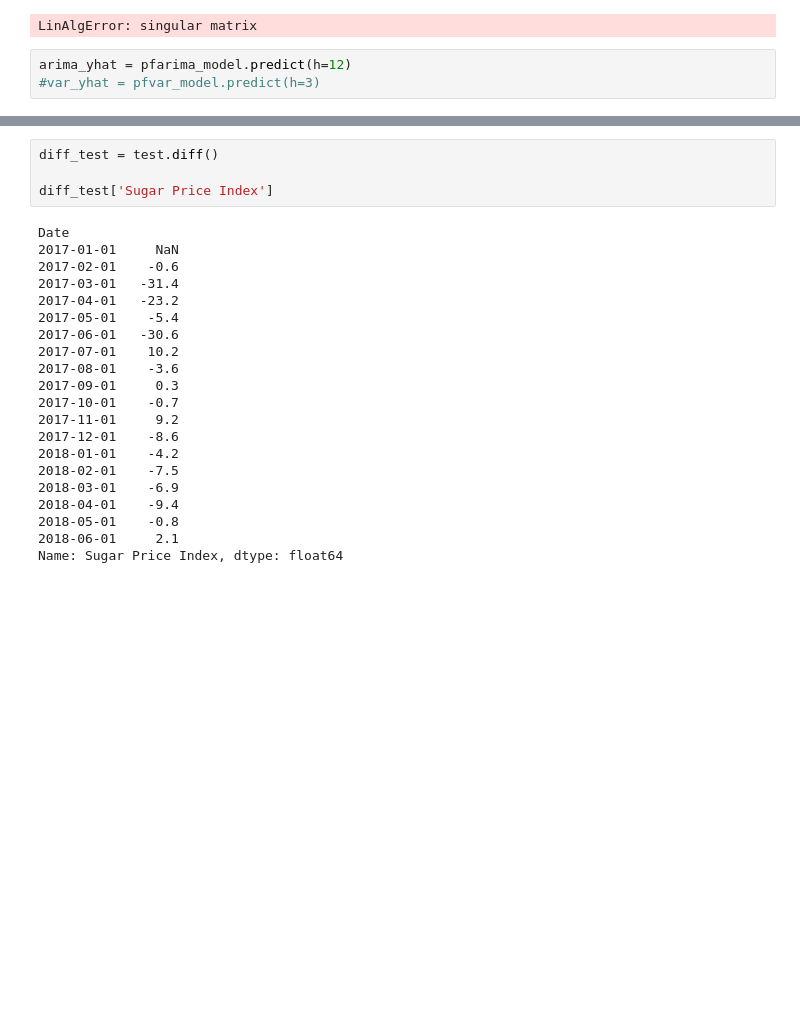
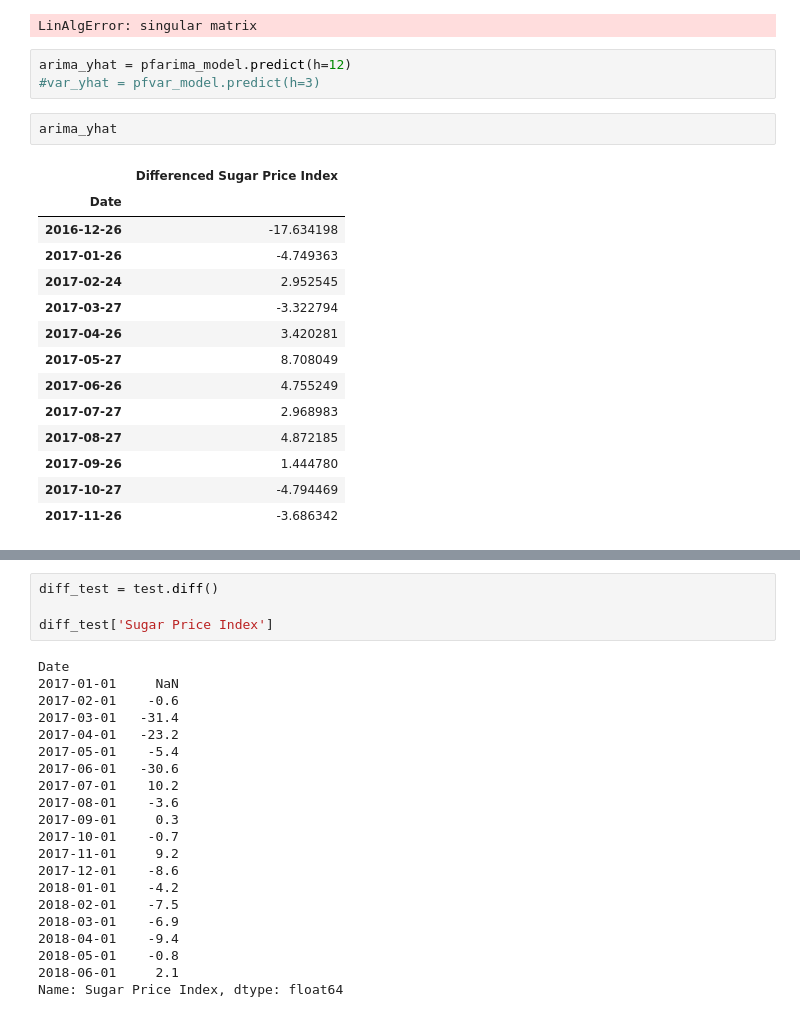
Before and after one commit to Schmidt8181/PreparingForTomorrow, a Jupyter notebook: FinalCapstone.ipynb, the cells around one changed output, grey strips where cells are left out. Cells and saved outputs as stored; diff of their text form; blank space fills up the shorter version.

Commit message:
updated yhat

```diff
--- a/FinalCapstone.ipynb
+++ b/FinalCapstone.ipynb
@@ -346,4 +346,21 @@ LinAlgError: singular matrix
 # %%
 arima_yhat = pfarima_model.predict(h=12)
 #var_yhat = pfvar_model.predict(h=3)
+# %%
+arima_yhat
+# %% [output]
+|  | Differenced Sugar Price Index |
+| Date |  |
+| 2016-12-26 | -17.634198 |
+| 2017-01-26 | -4.749363 |
+| 2017-02-24 | 2.952545 |
+| 2017-03-27 | -3.322794 |
+| 2017-04-26 | 3.420281 |
+| 2017-05-27 | 8.708049 |
+| 2017-06-26 | 4.755249 |
+| 2017-07-27 | 2.968983 |
+| 2017-08-27 | 4.872185 |
+| 2017-09-26 | 1.444780 |
+| 2017-10-27 | -4.794469 |
+| 2017-11-26 | -3.686342 |
 # %%
```
Also changed, not shown: parts of 2 cells of this notebook.
